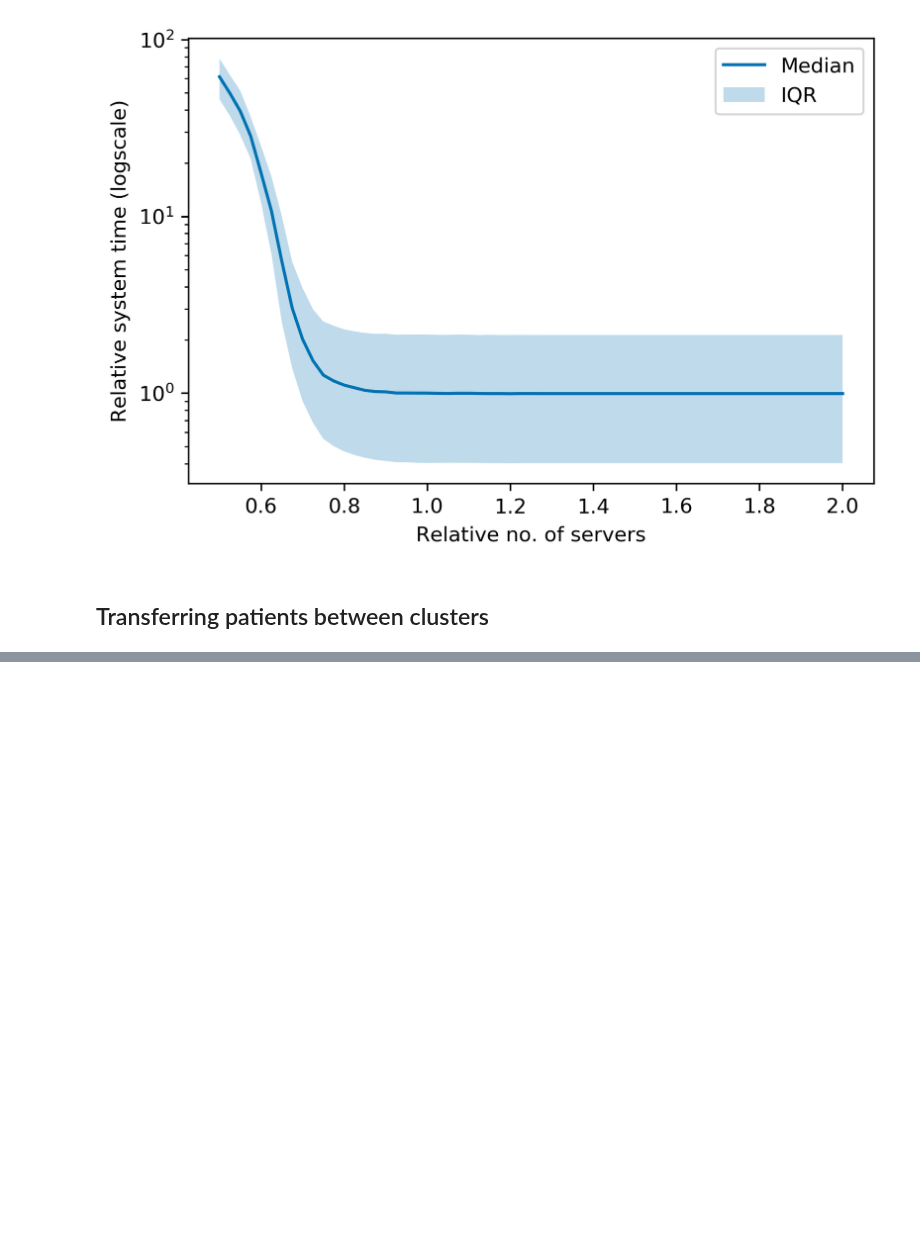
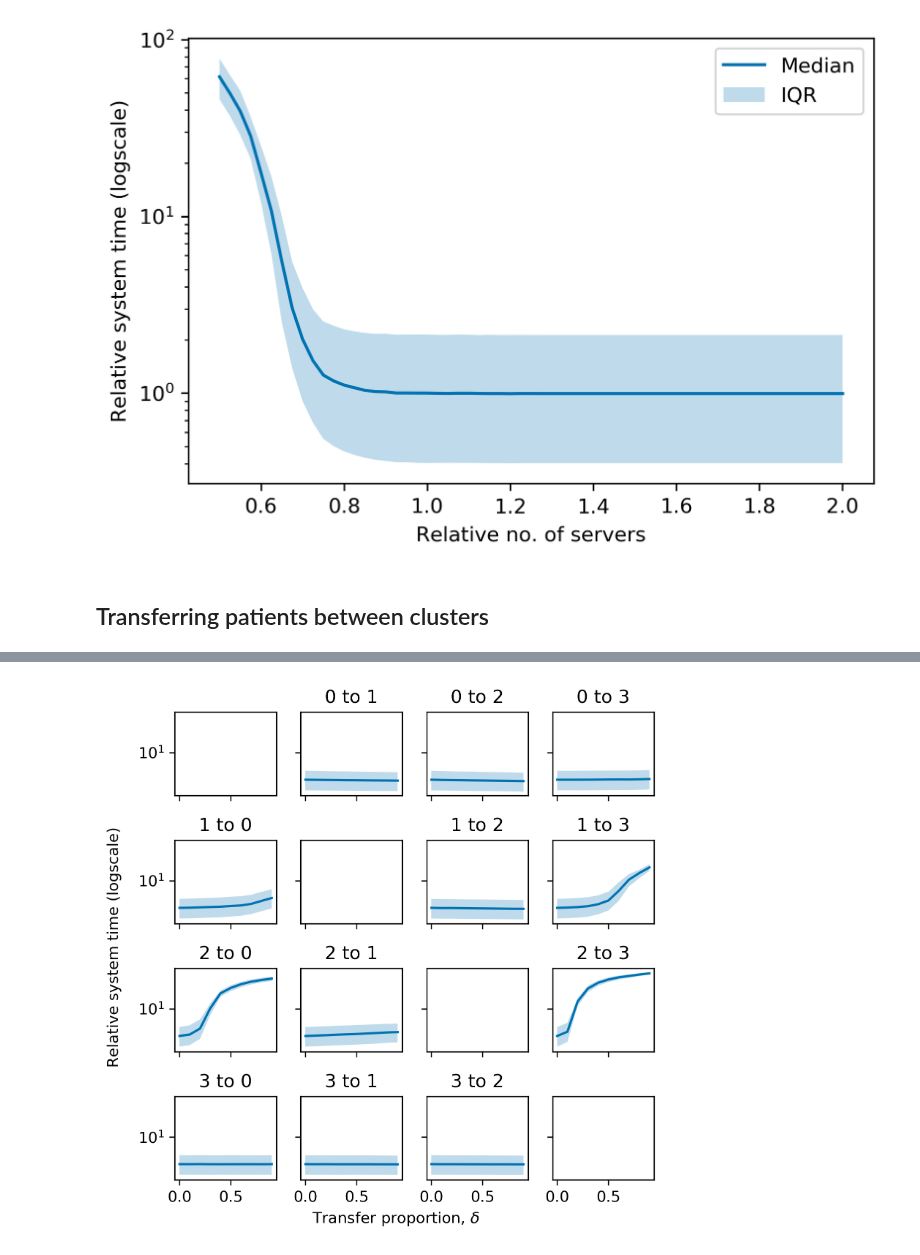
Before and after one commit to daffidwilde/copd-paper, a Jupyter notebook: nbs/scenarios.ipynb, the cells around one changed output, grey strips where cells are left out. Cells and saved outputs as stored; diff of their text form; code cells hidden in the pictures; blank space fills up the shorter version.

```diff
--- a/nbs/scenarios.ipynb
+++ b/nbs/scenarios.ipynb
@@ -256,7 +258,10 @@ make_split_plot(
 # %%
 make_split_plot(
+    data=moving_system_times,
     column="system_time",
     ylabel_text="Relative system time (logscale)",
     path="../img/moving_time.pdf",
     yscale="log",
 )
+# %% [output]
+[figure, added]
```
Also changed, not shown: parts of 6 cells of this notebook, 6 other files.
